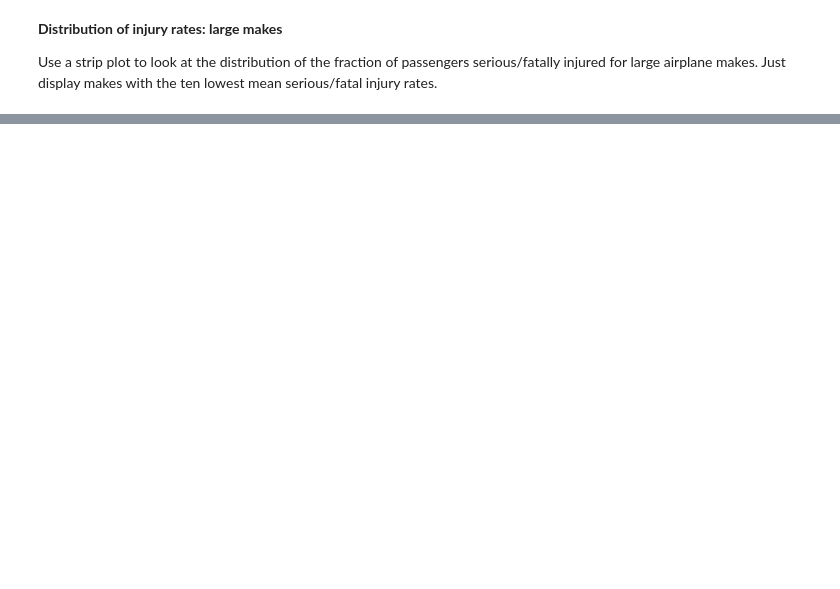
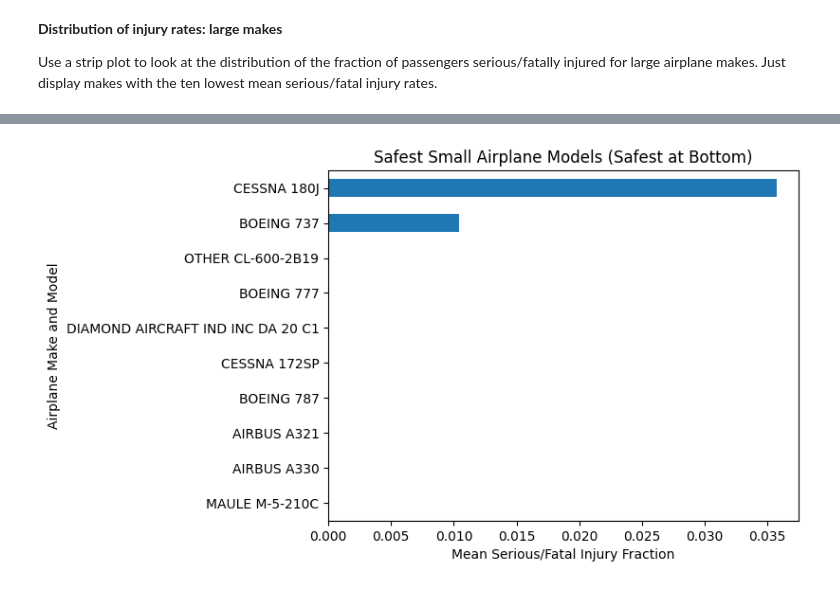
Before and after one commit to briansilberman/Summative-Lab---Data-Analysis---Jet-Airline-Safety, a Jupyter notebook: Aviation_Accidents_Data_Analysis.ipynb, the cells around one changed output, grey strips where cells are left out. Drawn from its saved outputs; the diff is of its cells as text; code cells hidden in the pictures; blank space fills up the shorter version.

Commit message:
Completed data analysis tasks, and included conclusions in markdown and README.

```diff
--- a/Aviation_Accidents_Data_Analysis.ipynb
+++ b/Aviation_Accidents_Data_Analysis.ipynb
@@ -142,0 +253,5 @@ large_makes_destroyed_risk
+# %%
+#First, get the value_counts of each Make.Model of plane (i.e. Boeing 737 vs.
+#Boeing 747):
+plane_make_model_counts = cleaned_df["Make.Model"].value_counts()
+plane_make_model_counts
@@ -142,0 +272,13 @@ large_makes_destroyed_risk
+# %%
+#Now, we only want to keep plane Make.Models that occur at least ten times:
+valid_plane_types = plane_make_model_counts[plane_make_model_counts >= 10].index
+#Now, let's create a filtered df that only includes these planes that occur at
+#least ten times each, to ensure every plane type has enough data to be
+#statistically meaningful:
+plane_type_df = cleaned_df[cleaned_df["Make.Model"].isin(valid_plane_types)]
+# %%
+#Now, we repeat our analysis from earlier.
+#First, group the data of Serious.or.Fatal.Fraction first by Airplane.Size, and
+#then by Make.Model:
+injury_risk_by_model_and_size = plane_type_df.groupby(["Airplane.Size", "Make.Model"])["Serious.or.Fatal.Fraction"].mean()
+injury_risk_by_model_and_size.head(20)
@@ -145,0 +306,4 @@ large_makes_destroyed_risk
+# %%
+#Now, find the top 10 small planes with the lowest average injury risk:
+small_models_injury_risk = injury_risk_by_model_and_size["Small"].sort_values().head(10)
+small_models_injury_risk
@@ -145,0 +323,12 @@ large_makes_destroyed_risk
+# %%
+#Create plot:
+ax = small_models_injury_risk.sort_values().plot(kind = "barh")
+
+ax.set_title("Safest Small Airplane Models (Safest at Bottom)")
+ax.set_xlabel("Mean Serious/Fatal Injury Fraction")
+ax.set_ylabel("Airplane Make and Model")
+
+#Show the plot:
+plt.show()
+# %% [output]
+[figure, added]
```
Also changed, not shown: parts of 47 cells of this notebook, 2 other files.
